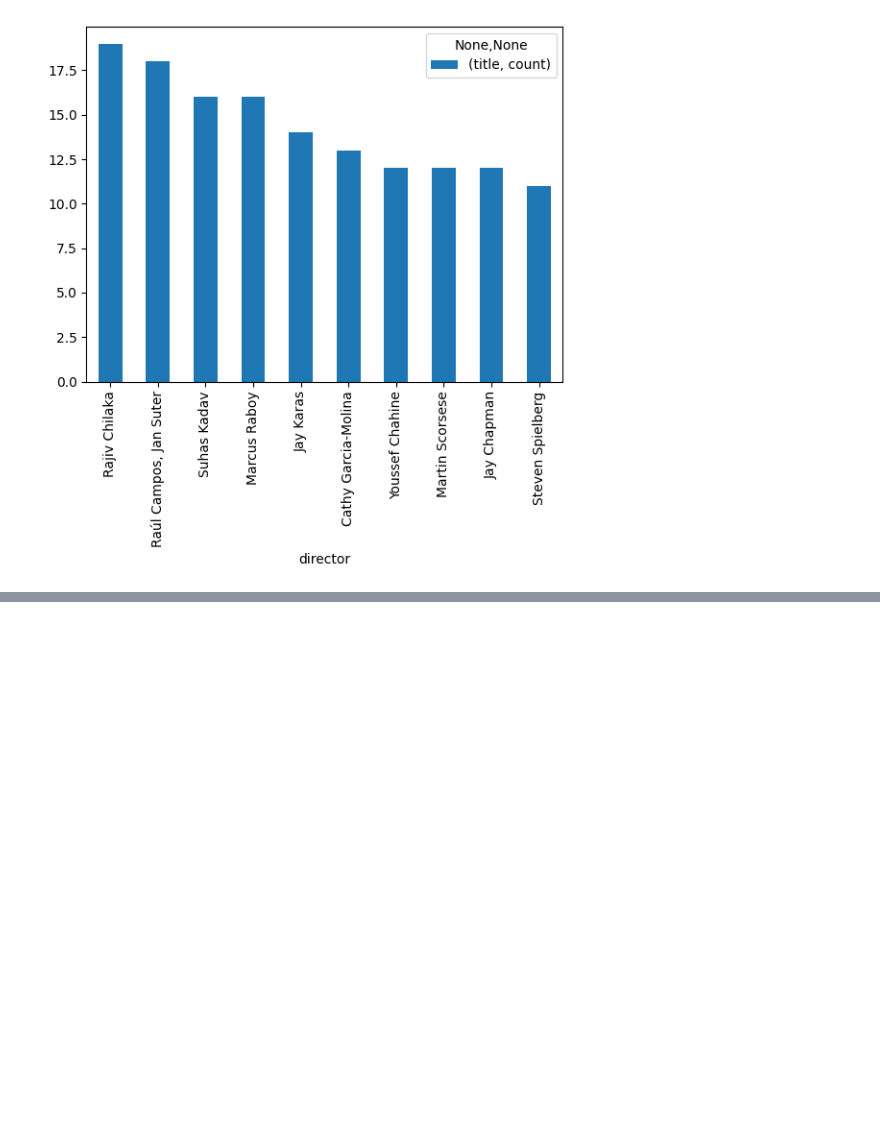
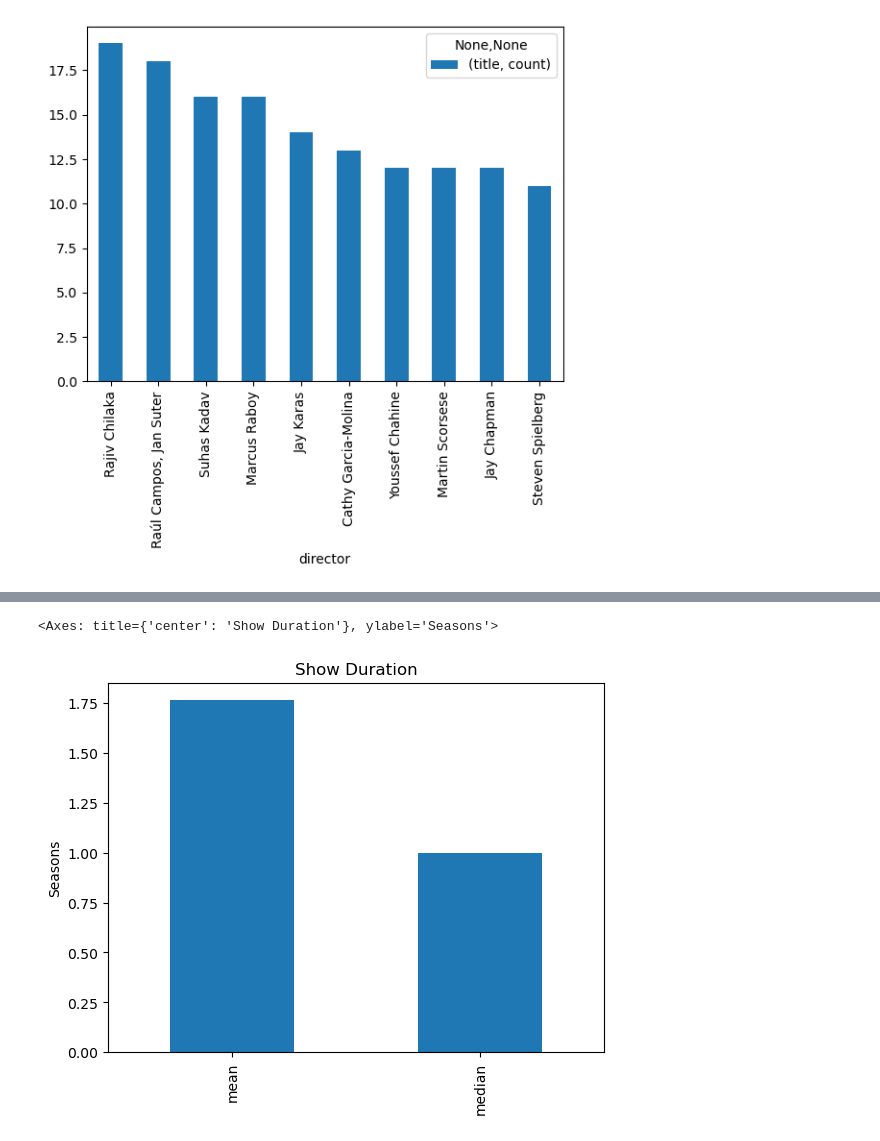
Before and after one commit to matbochenek42/Pandas-Analysis-of-Netflix-Shows, a Jupyter notebook: python_files/1_example.ipynb, the cells around one changed output, grey strips where cells are left out. Saved outputs shown, nothing was run; the diff lists cells and outputs as text; code cells hidden in the pictures; blank space fills up the shorter version.

```diff
--- a/python_files/1_example.ipynb
+++ b/python_files/1_example.ipynb
@@ -77,0 +197,5 @@ dr.plot(kind = 'bar')
+# %%
+show_duration.plot(kind = 'bar', title = "Show Duration", ylabel = "Seasons")
+# %% [output]
+<Axes: title={'center': 'Show Duration'}, ylabel='Seasons'>
+[figure, added]
```
Also changed, not shown: parts of 27 cells of this notebook, 5 other files.
